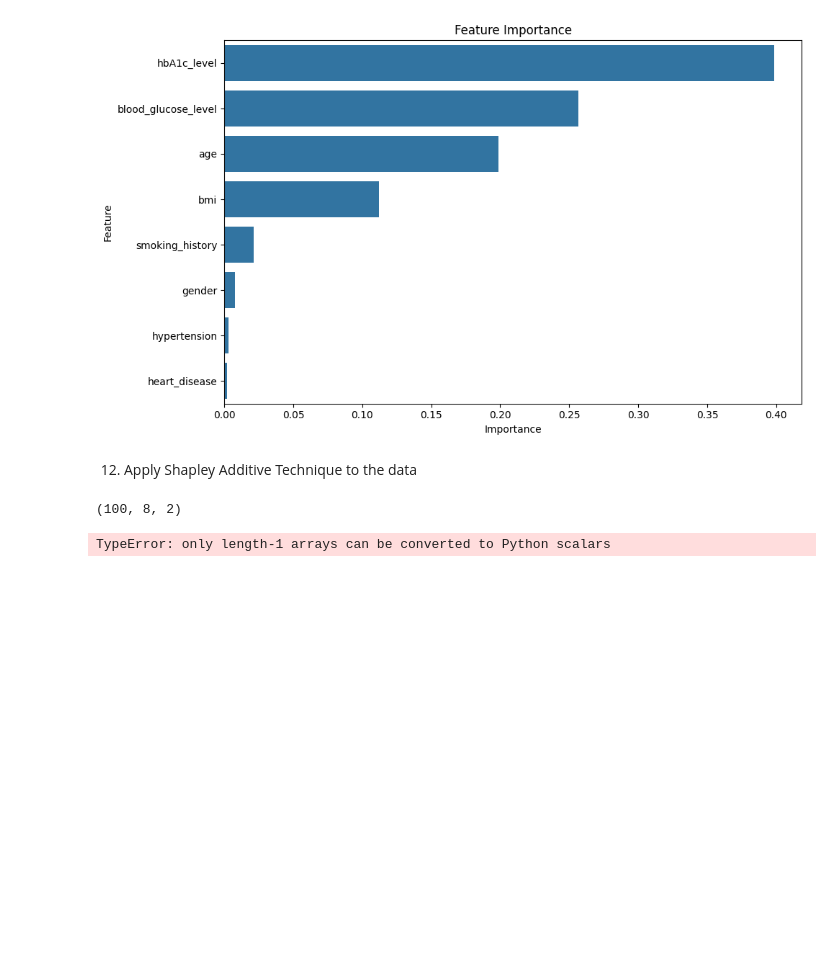
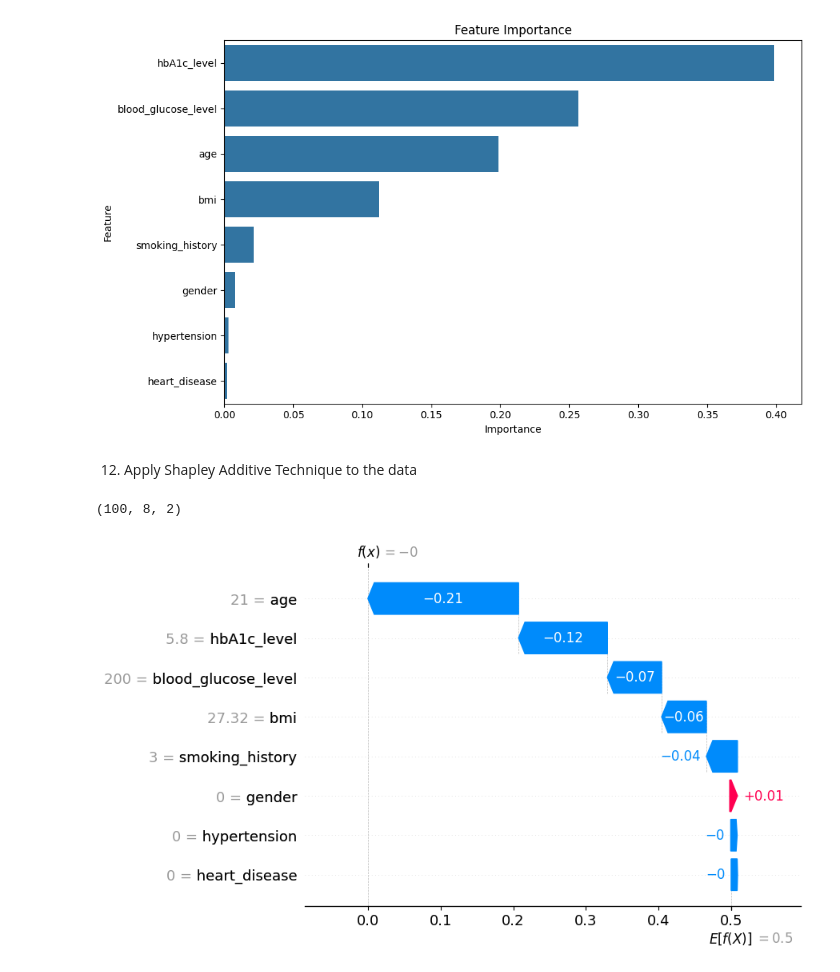
Before and after one commit to WandilePhinzi/explainable-diabetes-prediction, a Jupyter notebook: Jupyter Notebooks/Diabetes_dataset_training/Diabetes_Dataset_Using_RandomForest.ipynb, the cells around one changed output. Drawn from its saved outputs; the diff is of its cells as text; code cells hidden in the pictures; blank space fills up the shorter version.

```diff
--- a/Jupyter Notebooks/Diabetes_dataset_training/Diabetes_Dataset_Using_RandomForest.ipynb
+++ b/Jupyter Notebooks/Diabetes_dataset_training/Diabetes_Dataset_Using_RandomForest.ipynb
@@ -142,9 +143,9 @@ plt.show()
 # %% [markdown]
 6. Split the attribites into dependent and independent attributes
 # %%
-Y = df.iloc[:, :-1]  # DataFrame with original column names
-X = df.iloc[:, -1]   # Series with original name
-dtale.show(X, ignore_duplicate=True)
+X = df.iloc[:, :-1]  # DataFrame with original column names
+Y = df.iloc[:, -1]   # Series with original name
+dtale.show(Y, ignore_duplicate=True)
 # %% [output]
 [interactive output not drawn]
 # %% [markdown]
@@ -283,8 +290,7 @@ print(shap_values.shape)
 # %% [output]
 (100, 8, 2)
 # %%
-# Waterfall plot for the first sample and class 1 (binary classification, legacy for array output)
-shap.plots._waterfall.waterfall_legacy(explainer.expected_value[1], shap_values.values[0, 1], sample.iloc[0], max_display=10)
+shap.plots.waterfall(shap_values[0, :, 1], max_display=8)
 # %% [output]
-TypeError: only length-1 arrays can be converted to Python scalars
+[figure, added]
 # %%
```
Also changed, not shown: parts of 3 cells of this notebook, 8 other files.
